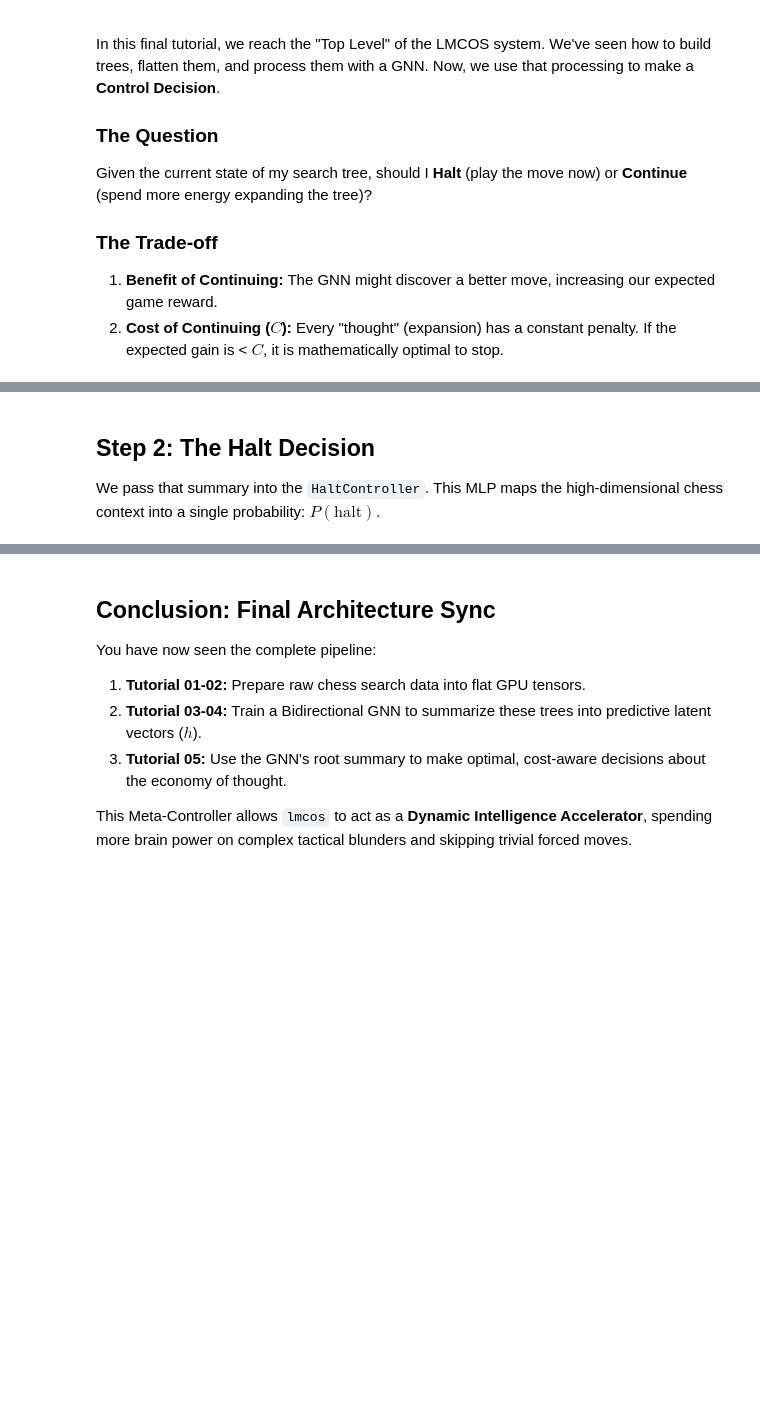
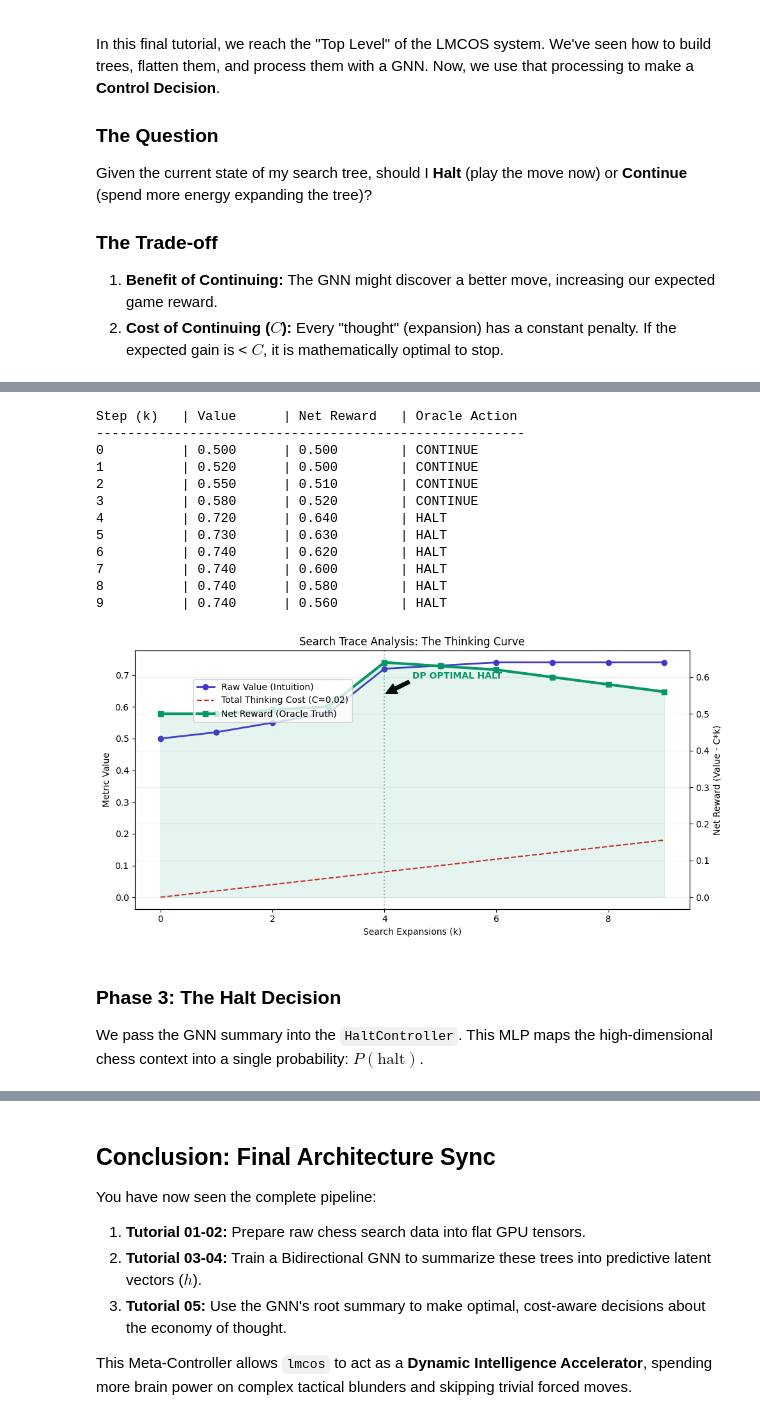
Before and after one commit to WeiJiMaLab/chess_analysis, a Jupyter notebook: lmcos/demos/05_meta_controller_tutorial.ipynb, the cells around one changed output, grey strips where cells are left out. Drawn from its saved outputs; the diff is of its cells as text; code cells hidden in the pictures; blank space fills up the shorter version.

```diff
--- a/lmcos/demos/05_meta_controller_tutorial.ipynb
+++ b/lmcos/demos/05_meta_controller_tutorial.ipynb
@@ -49,5 +65,25 @@ print(f"Root Hidden State: {h_root.detach().numpy().round(3)}")
+# %%
+search_values = np.array([0.5, 0.52, 0.55, 0.58, 0.72, 0.73, 0.74, 0.74, 0.74, 0.74])
+C = 0.02
+
+# Visualize the 'Economy of Thought'
+visualize_search_trace_dp(search_values, cost_per_step=C)
+# %% [output]
+Step (k)   | Value      | Net Reward   | Oracle Action
+-------------------------------------------------------
+0          | 0.500      | 0.500        | CONTINUE
+1          | 0.520      | 0.500        | CONTINUE
+2          | 0.550      | 0.510        | CONTINUE
+3          | 0.580      | 0.520        | CONTINUE
+4          | 0.720      | 0.640        | HALT
+5          | 0.730      | 0.630        | HALT
+6          | 0.740      | 0.620        | HALT
+7          | 0.740      | 0.600        | HALT
+8          | 0.740      | 0.580        | HALT
+9          | 0.740      | 0.560        | HALT
+[figure, added]
 # %% [markdown]
-## Step 2: The Halt Decision
+### Phase 3: The Halt Decision
 
-We pass that summary into the `HaltController`. This MLP maps the high-dimensional chess context into a single probability: $P(\text{halt})$.
+We pass the GNN summary into the `HaltController`. This MLP maps the high-dimensional chess context into a single probability: $P(\text{halt})$.
 # %%
```
Also changed, not shown: parts of 10 cells of this notebook, 5 other files.
